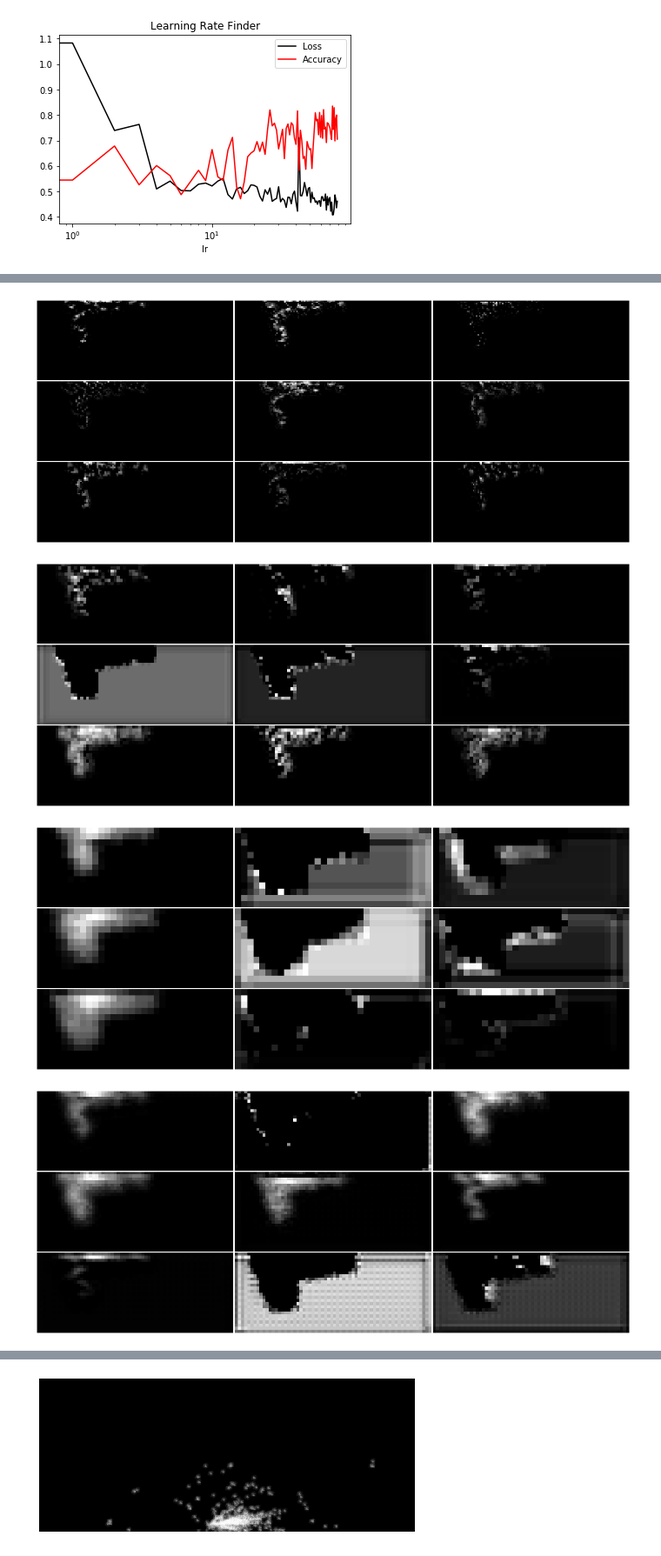
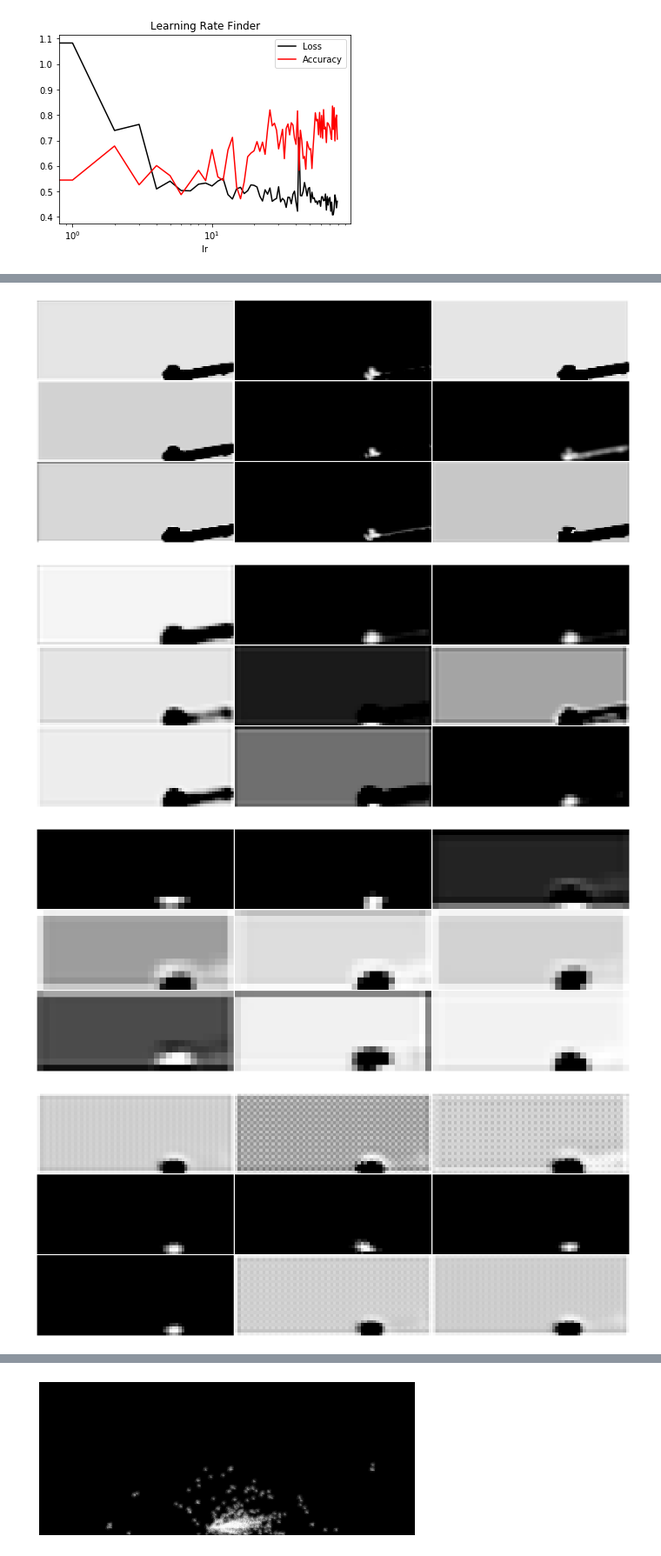
Before and after one commit to AndyChappell/SemanticSegmentation, a Jupyter notebook: dune_network.ipynb, the cells around one changed output, grey strips where cells are left out. Shown at 87% size. Drawn from its saved outputs; the diff is of its cells as text; code cells hidden in the pictures.

```diff
--- a/dune_network.ipynb
+++ b/dune_network.ipynb
@@ -586,7 +647,7 @@ for name in names:
     act = act[:,choices]
     fig, ax = plt.subplots(act.size(1) // 3, act.size(1) // 3, figsize=(15,6))
     print(choices)
-    for img_idx in [3, 19, 26, 27, 37]:
+    for img_idx in range(len(act)):#[3, 19, 26, 27, 37]:
         tot_act = torch.sum(act[img_idx], dim=0)
         for filter_idx in range(act.size(1)):
             ax[filter_idx // 3, filter_idx % 3].axis('off')
@@ -608,4 +669,4 @@ for name in names:
-[figure, old version]
+[figure, new version]
-[figure, old version]
+[figure, new version]
-[figure, old version]
+[figure, new version]
-[figure, old version]
+[figure, new version]
```
Also changed, not shown: parts of 16 cells of this notebook.
